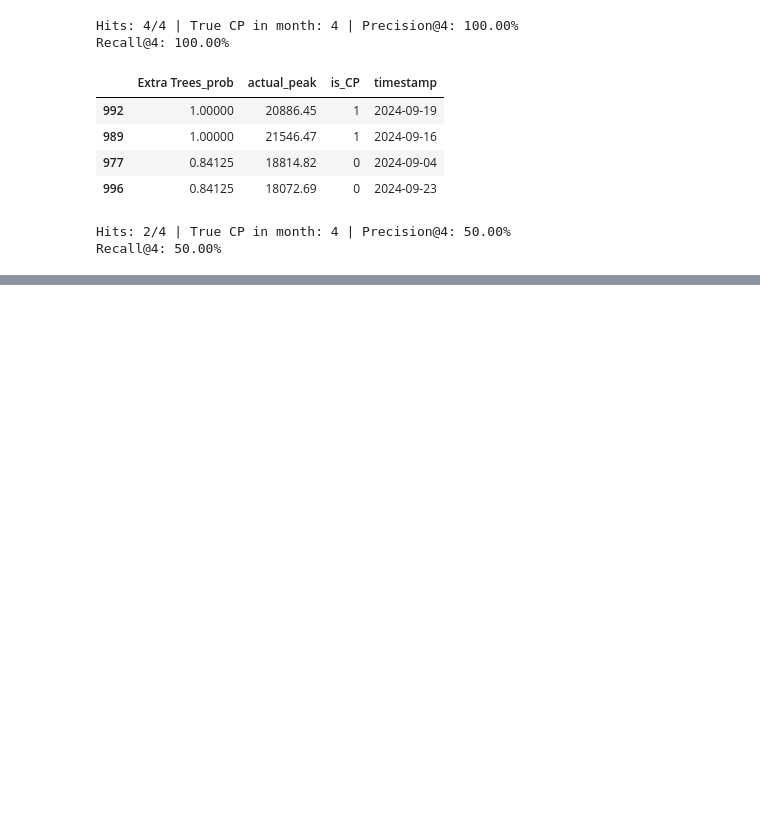
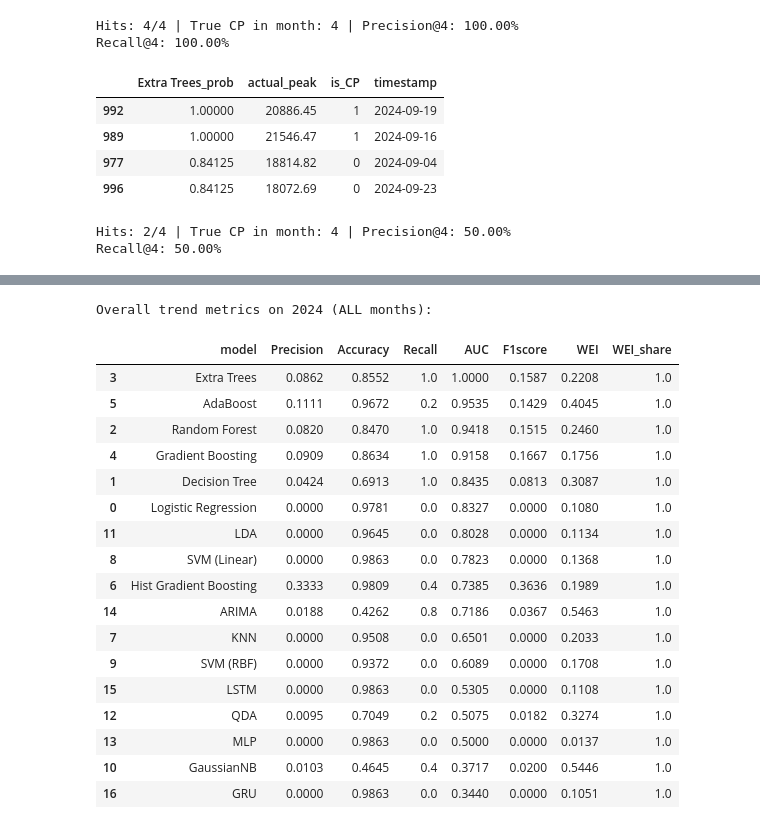
Before and after one commit to EmiyaKatuz/Probabilistic-Algorithm-for-5CP, a Jupyter notebook: cp_evaluation.ipynb, the cells around one changed output, grey strips where cells are left out. Saved outputs shown, nothing was run; the diff lists cells and outputs as text; code cells hidden in the pictures; blank space fills up the shorter version.

```diff
--- a/cp_evaluation.ipynb
+++ b/cp_evaluation.ipynb
@@ -1960,0 +1444,53 @@ RuntimeError: 测试集缺少目标列: is_peak_hour
+# %%
+for name, m in fitted_models.items():
+    try:
+        s24 = m.predict_proba(X_2024)[:, 1] if hasattr(m, "predict_proba") else m.decision_function(X_2024)
+        s24 = sanitize_scores(s24)
+        y_pred = (s24 >= 0.5).astype(int)
+        precision = precision_score(y_2024, y_pred, zero_division=0)
+        recall = recall_score(y_2024, y_pred, zero_division=0)
+        f1 = f1_score(y_2024, y_pred, zero_division=0)
+        accuracy = accuracy_score(y_2024, y_pred)
+        auc_val = roc_auc_score(y_2024, s24) if len(np.unique(y_2024)) > 1 else np.nan
+        wei_val, wei_share = wei_classification(y_2024, s24)
+        overall_trend_2024[name] = {
+            'Precision': precision,
+            'Accuracy': accuracy,
+            'Recall': recall,
+            'AUC': auc_val,
+            'F1score': f1,
+            'WEI': wei_val,
+            'WEI_share': wei_share
+        }
+    except Exception as e:
+        overall_trend_2024[name] = {'Precision': np.nan, 'Accuracy': np.nan, 'Recall': np.nan, 'AUC': np.nan,
+                                    'F1score': np.nan, 'WEI': np.nan, 'WEI_share': np.nan}
+        print(f"[WARN] Trend metrics failed for {name}: {e}")
+
+overall_trend_df_2024 = pd.DataFrame.from_dict(overall_trend_2024, orient='index').rename_axis('model').reset_index()
+for col in ['Precision', 'Accuracy', 'Recall', 'AUC', 'F1score', 'WEI', 'WEI_share']:
+    if col in overall_trend_df_2024.columns:
+        overall_trend_df_2024[col] = overall_trend_df_2024[col].astype(float).round(4)
+
+print("Overall trend metrics on 2024 (ALL months):")
+display(overall_trend_df_2024.sort_values(['AUC', 'F1score', 'Precision'], ascending=[False, False, False]))
+# %% [output]
+Overall trend metrics on 2024 (ALL months):
+|  | model | Precision | Accuracy | Recall | AUC | F1score | WEI | WEI_share |
+| 3 | Extra Trees | 0.0862 | 0.8552 | 1.0 | 1.0000 | 0.1587 | 0.2208 | 1.0 |
+| 5 | AdaBoost | 0.1111 | 0.9672 | 0.2 | 0.9535 | 0.1429 | 0.4045 | 1.0 |
+| 2 | Random Forest | 0.0820 | 0.8470 | 1.0 | 0.9418 | 0.1515 | 0.2460 | 1.0 |
+| 4 | Gradient Boosting | 0.0909 | 0.8634 | 1.0 | 0.9158 | 0.1667 | 0.1756 | 1.0 |
+| 1 | Decision Tree | 0.0424 | 0.6913 | 1.0 | 0.8435 | 0.0813 | 0.3087 | 1.0 |
+| 0 | Logistic Regression | 0.0000 | 0.9781 | 0.0 | 0.8327 | 0.0000 | 0.1080 | 1.0 |
+| 11 | LDA | 0.0000 | 0.9645 | 0.0 | 0.8028 | 0.0000 | 0.1134 | 1.0 |
+| 8 | SVM (Linear) | 0.0000 | 0.9863 | 0.0 | 0.7823 | 0.0000 | 0.1368 | 1.0 |
+| 6 | Hist Gradient Boosting | 0.3333 | 0.9809 | 0.4 | 0.7385 | 0.3636 | 0.1989 | 1.0 |
+| 14 | ARIMA | 0.0188 | 0.4262 | 0.8 | 0.7186 | 0.0367 | 0.5463 | 1.0 |
+| 7 | KNN | 0.0000 | 0.9508 | 0.0 | 0.6501 | 0.0000 | 0.2033 | 1.0 |
+| 9 | SVM (RBF) | 0.0000 | 0.9372 | 0.0 | 0.6089 | 0.0000 | 0.1708 | 1.0 |
+| 15 | LSTM | 0.0000 | 0.9863 | 0.0 | 0.5305 | 0.0000 | 0.1108 | 1.0 |
+| 12 | QDA | 0.0095 | 0.7049 | 0.2 | 0.5075 | 0.0182 | 0.3274 | 1.0 |
+| 13 | MLP | 0.0000 | 0.9863 | 0.0 | 0.5000 | 0.0000 | 0.0137 | 1.0 |
+| 10 | GaussianNB | 0.0103 | 0.4645 | 0.4 | 0.3717 | 0.0200 | 0.5446 | 1.0 |
+| 16 | GRU | 0.0000 | 0.9863 | 0.0 | 0.3440 | 0.0000 | 0.1051 | 1.0 |
```
Also changed, not shown: parts of 23 cells of this notebook, 3 other files.
